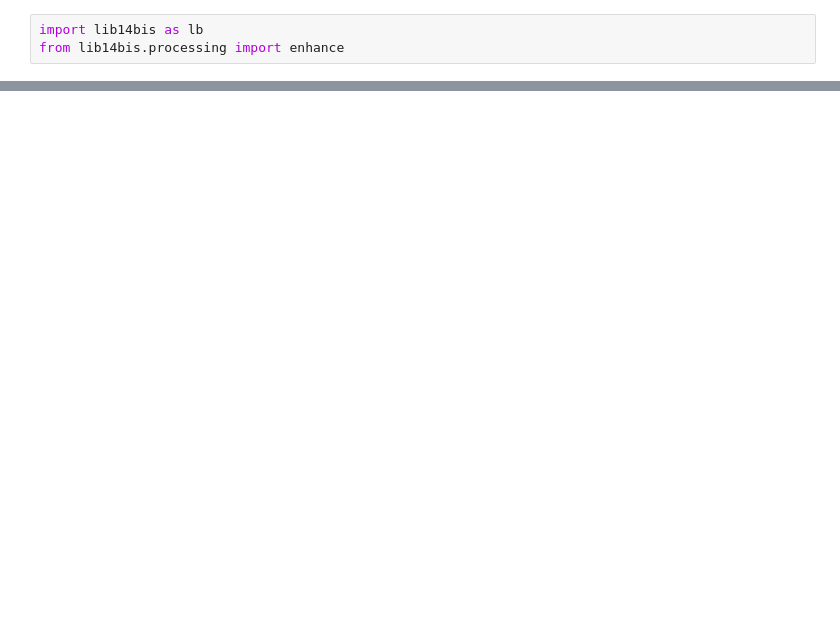
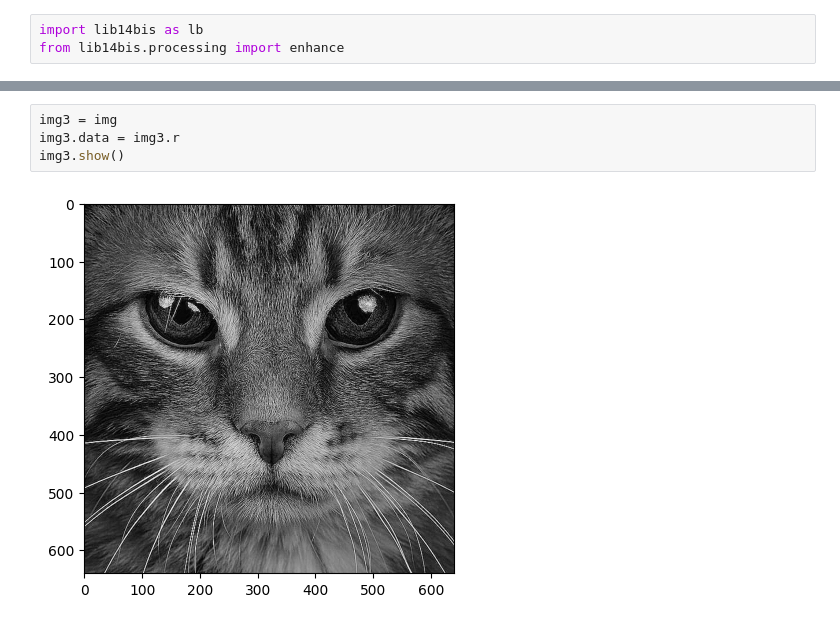
Before and after one commit to igorlemes/14-bis, a Jupyter notebook: teste.ipynb, the cells around one changed output, grey strips where cells are left out. Cells and saved outputs as stored; diff of their text form; blank space fills up the shorter version.

```diff
--- a/teste.ipynb
+++ b/teste.ipynb
@@ -12,0 +16,6 @@ img2.show()
+# %%
+img3 = img
+img3.data = img3.r
+img3.show()
+# %% [output]
+[figure, added]
```
Also changed, not shown: parts of 3 cells of this notebook, 1 other file.
